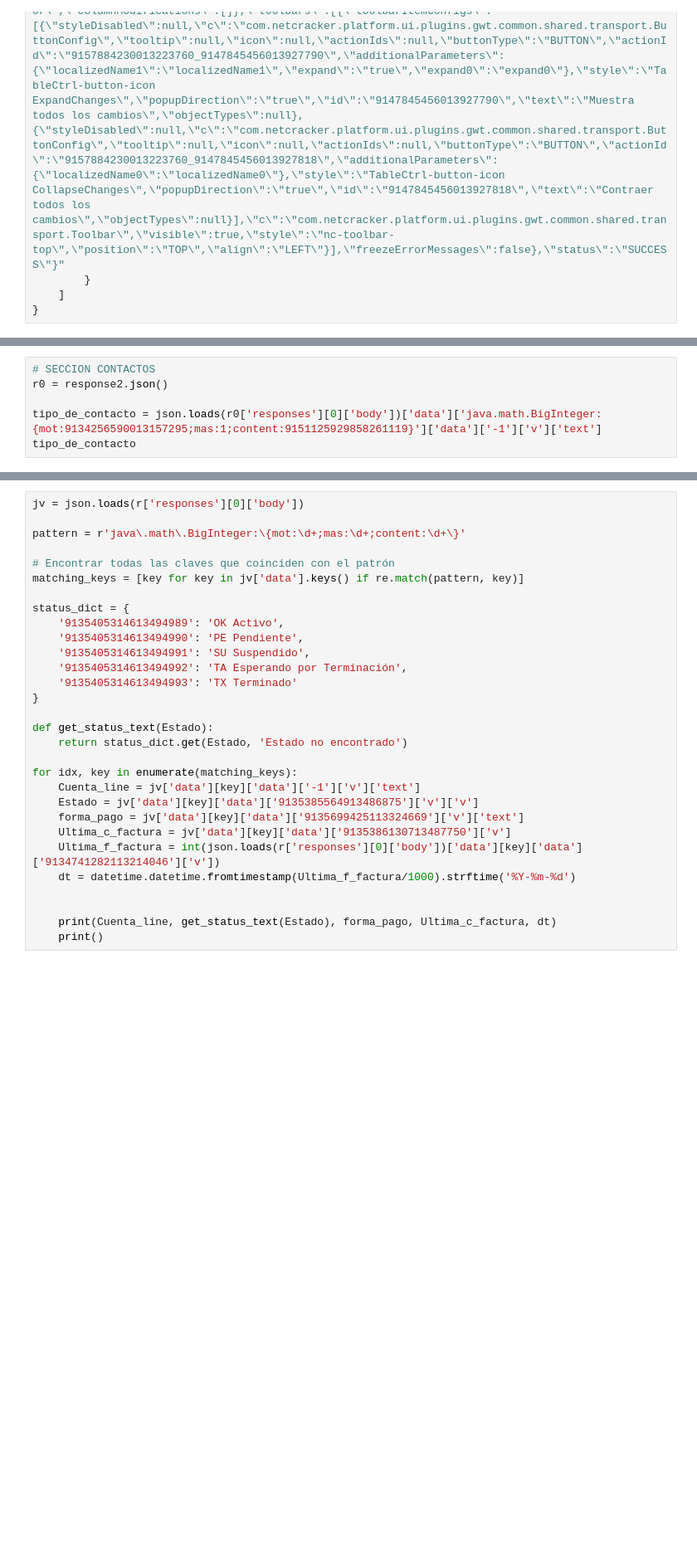
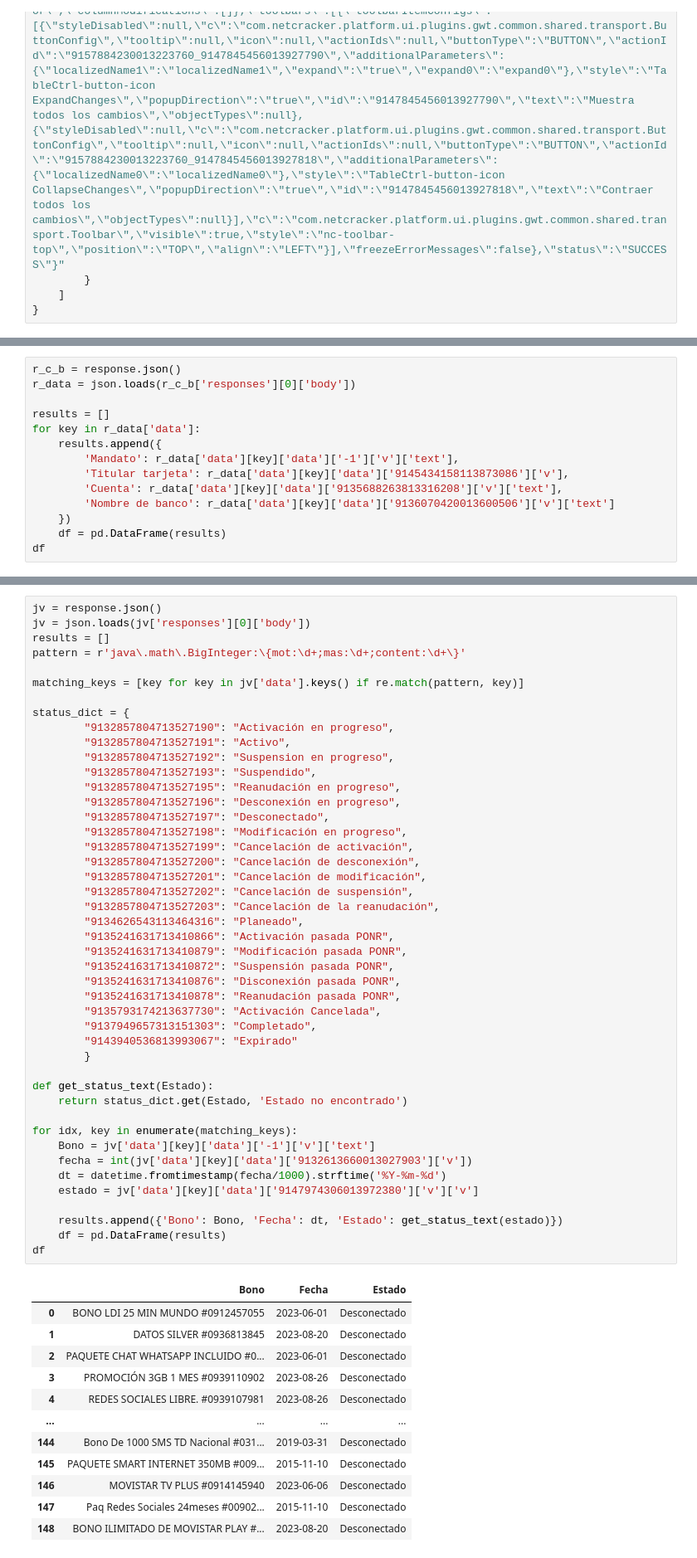
Before and after one commit to Jaimendo99/moviAPI, a Jupyter notebook: prueba.ipynb, the cells around one changed output, grey strips where cells are left out. Shown at 83% size. Saved outputs shown, nothing was run; the diff lists cells and outputs as text; blank space fills up the shorter version.

```diff
--- a/prueba.ipynb
+++ b/prueba.ipynb
@@ -352,6 +426,0 @@ Documento: Cédula
-# %%
-# SECCION CONTACTOS
-r0 = response2.json()
-
-tipo_de_contacto = json.loads(r0['responses'][0]['body'])['data']['java.math.BigInteger:{mot:9134256590013157295;mas:1;content:9151125929858261119}']['data']['-1']['v']['text']
-tipo_de_contacto
@@ -359,0 +427,14 @@ tipo_de_contacto
+# %%
+r_c_b = response.json()
+r_data = json.loads(r_c_b['responses'][0]['body'])
+
+results = []
+for key in r_data['data']:
+    results.append({
+        'Mandato': r_data['data'][key]['data']['-1']['v']['text'],
+        'Titular tarjeta': r_data['data'][key]['data']['9145434158113873086']['v'],
+        'Cuenta': r_data['data'][key]['data']['9135688263813316208']['v']['text'],
+        'Nombre de banco': r_data['data'][key]['data']['9136070420013600506']['v']['text']
+    })
+    df = pd.DataFrame(results)
+df
@@ -420,31 +573,58 @@ r = response.json()
 # %%
-jv = json.loads(r['responses'][0]['body'])
-
+jv = response.json()
+jv = json.loads(jv['responses'][0]['body'])
+results = []
 pattern = r'java\.math\.BigInteger:\{mot:\d+;mas:\d+;content:\d+\}'
 
-# Encontrar todas las claves que coinciden con el patrón
 matching_keys = [key for key in jv['data'].keys() if re.match(pattern, key)]
 
 status_dict = {
-    '9135405314613494989': 'OK Activo',
-    '9135405314613494990': 'PE Pendiente',
-    '9135405314613494991': 'SU Suspendido',
-    '9135405314613494992': 'TA Esperando por Terminación',
-    '9135405314613494993': 'TX Terminado'
-}
+        "9132857804713527190": "Activación en progreso",
+        "9132857804713527191": "Activo",
+        "9132857804713527192": "Suspension en progreso",
+        "9132857804713527193": "Suspendido",
+        "9132857804713527195": "Reanudación en progreso",
+        "9132857804713527196": "Desconexión en progreso",
+        "9132857804713527197": "Desconectado",
+        "9132857804713527198": "Modificación en progreso",
+        "9132857804713527199": "Cancelación de activación",
+        "9132857804713527200": "Cancelación de desconexión",
+        "9132857804713527201": "Cancelación de modificación",
+        "9132857804713527202": "Cancelación de suspensión",
+        "9132857804713527203": "Cancelación de la reanudación",
+        "9134626543113464316": "Planeado",
+        "9135241631713410866": "Activación pasada PONR",
+        "9135241631713410879": "Modificación pasada PONR",
+        "9135241631713410872": "Suspensión pasada PONR",
+        "9135241631713410876": "Disconexión pasada PONR",
+        "9135241631713410878": "Reanudación pasada PONR",
+        "9135793174213637730": "Activación Cancelada",
+        "9137949657313151303": "Completado",
+        "9143940536813993067": "Expirado"
+        }
 
 def get_status_text(Estado):
     return status_dict.get(Estado, 'Estado no encontrado')
 
 for idx, key in enumerate(matching_keys):
-    Cuenta_line = jv['data'][key]['data']['-1']['v']['text']
-    Estado = jv['data'][key]['data']['9135385564913486875']['v']['v']
-    forma_pago = jv['data'][key]['data']['9135699425113324669']['v']['text']
-    Ultima_c_factura = jv['data'][key]['data']['9135386130713487750']['v']
-    Ultima_f_factura = int(json.loads(r['responses'][0]['body'])['data'][key]['data']['9134741282113214046']['v'])
-    dt = datetime.datetime.fromtimestamp(Ultima_f_factura/1000).strftime('%Y-%m-%d')
+    Bono = jv['data'][key]['data']['-1']['v']['text']
+    fecha = int(jv['data'][key]['data']['9132613660013027903']['v'])
+    dt = datetime.fromtimestamp(fecha/1000).strftime('%Y-%m-%d')
+    estado = jv['data'][key]['data']['9147974306013972380']['v']['v']
 
-
-    print(Cuenta_line, get_status_text(Estado), forma_pago, Ultima_c_factura, dt)
-    print()
+    results.append({'Bono': Bono, 'Fecha': dt, 'Estado': get_status_text(estado)})
+    df = pd.DataFrame(results)
+df
 # %% [output]
+|  | Bono | Fecha | Estado |
+| 0 | BONO LDI 25 MIN MUNDO #0912457055 | 2023-06-01 | Desconectado |
+| 1 | DATOS SILVER #0936813845 | 2023-08-20 | Desconectado |
+| 2 | PAQUETE CHAT WHATSAPP INCLUIDO #0... | 2023-06-01 | Desconectado |
+| 3 | PROMOCIÓN 3GB 1 MES #0939110902 | 2023-08-26 | Desconectado |
+| 4 | REDES SOCIALES LIBRE. #0939107981 | 2023-08-26 | Desconectado |
+| ... | ... | ... | ... |
+| 144 | Bono De 1000 SMS TD Nacional #031... | 2019-03-31 | Desconectado |
+| 145 | PAQUETE SMART INTERNET 350MB #009... | 2015-11-10 | Desconectado |
+| 146 | MOVISTAR TV PLUS #0914145940 | 2023-06-06 | Desconectado |
+| 147 | Paq Redes Sociales 24meses #00902... | 2015-11-10 | Desconectado |
+| 148 | BONO ILIMITADO DE MOVISTAR PLAY #... | 2023-08-20 | Desconectado |
```
Also changed, not shown: parts of 27 cells of this notebook, 1 other file.
